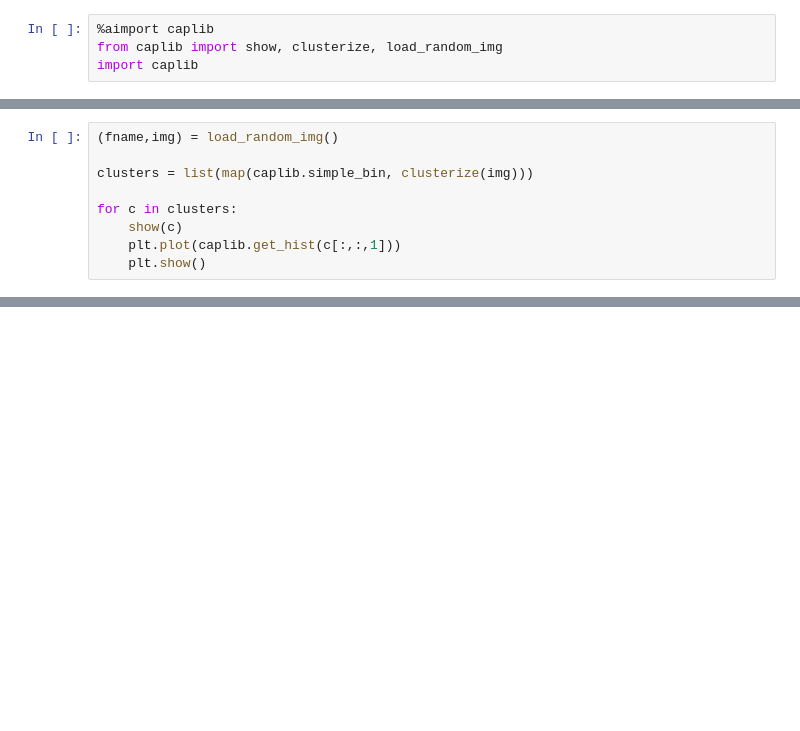
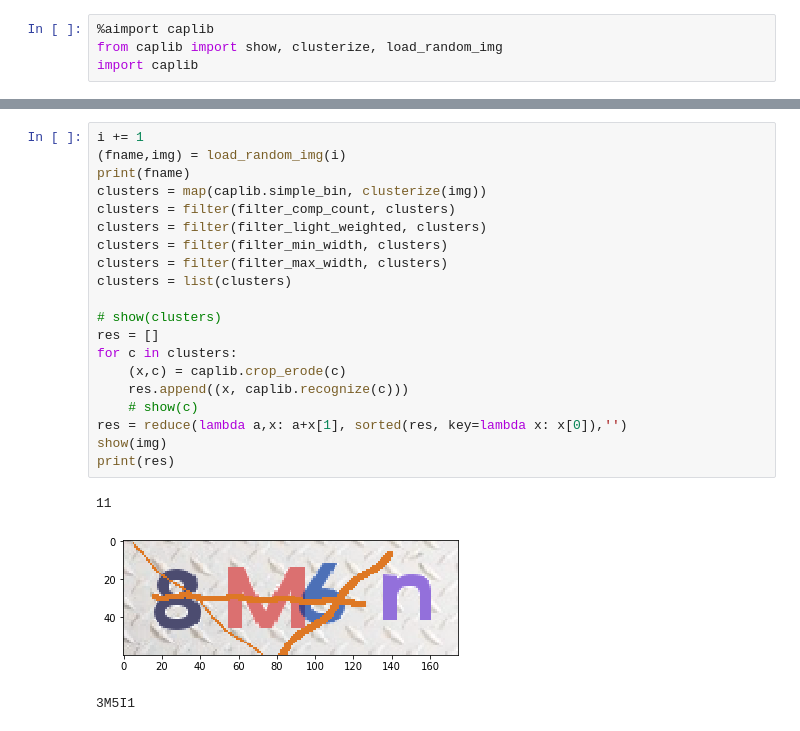
Before and after one commit to Vdimir/captcha-cv-lab, a Jupyter notebook: cap.ipynb, the cells around one changed output, grey strips where cells are left out. Drawn from its saved outputs; the diff is of its cells as text; blank space fills up the shorter version.

Commit message:
some filters

```diff
--- a/cap.ipynb
+++ b/cap.ipynb
@@ -24,9 +18,0 @@ OpenCV Version : 3.1.0
-# %%
-(fname,img) = load_random_img()
-
-clusters = list(map(caplib.simple_bin, clusterize(img)))
-
-for c in clusters:
-    show(c)
-    plt.plot(caplib.get_hist(c[:,:,1]))
-    plt.show()
@@ -50,0 +54,24 @@ fname
+# %%
+i += 1
+(fname,img) = load_random_img(i)
+print(fname)
+clusters = map(caplib.simple_bin, clusterize(img))
+clusters = filter(filter_comp_count, clusters)
+clusters = filter(filter_light_weighted, clusters)
+clusters = filter(filter_min_width, clusters)
+clusters = filter(filter_max_width, clusters)
+clusters = list(clusters)
+
+# show(clusters)
+res = []
+for c in clusters:
+    (x,c) = caplib.crop_erode(c)
+    res.append((x, caplib.recognize(c)))
+    # show(c)
+res = reduce(lambda a,x: a+x[1], sorted(res, key=lambda x: x[0]),'')
+show(img)
+print(res)
+# %% [output]
+11
+[figure, added]
+3M5I1
```
Also changed, not shown: parts of 7 cells of this notebook, 2 other files.
